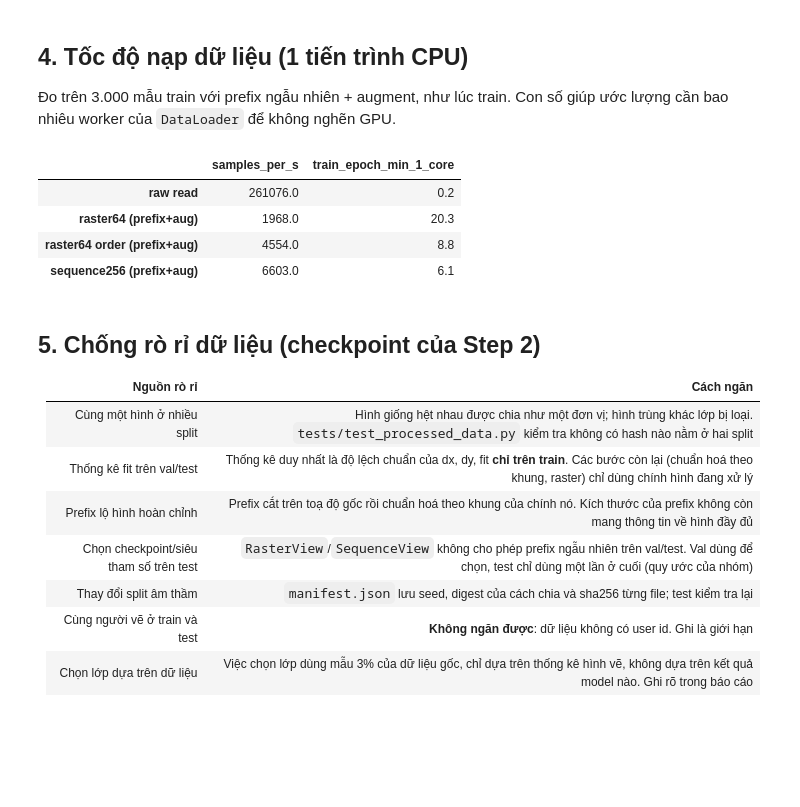
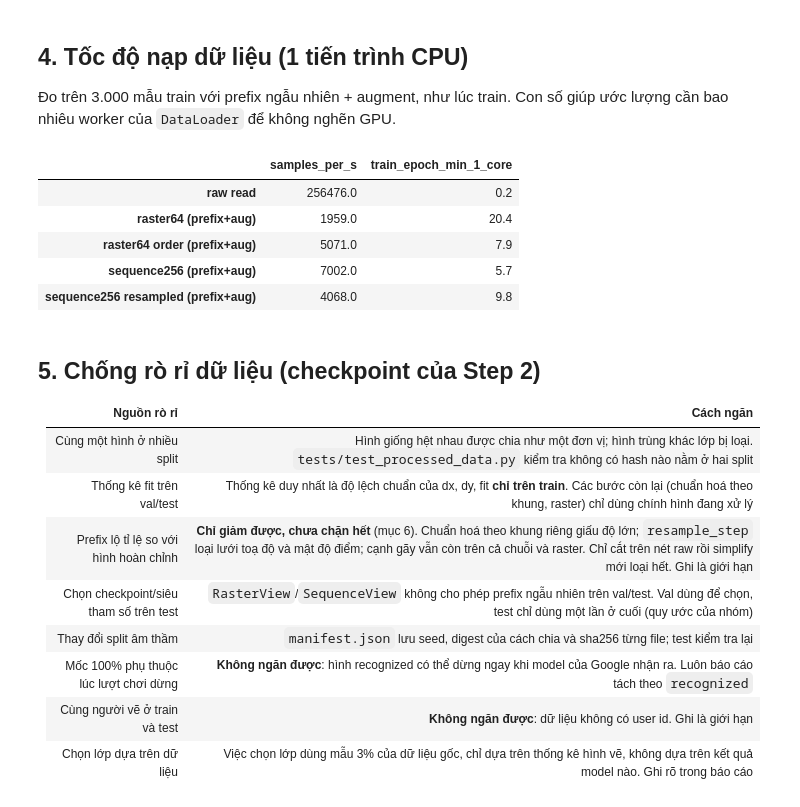
Before and after one commit to Trung4n/AI-dictionary, a Jupyter notebook: notebooks/02_preprocessing.ipynb, the cells around one changed output. Cells and saved outputs as stored; diff of their text form; code cells hidden in the pictures; blank space fills up the shorter version.

```diff
--- a/notebooks/02_preprocessing.ipynb
+++ b/notebooks/02_preprocessing.ipynb
@@ -241,27 +245,30 @@ lượng cần bao nhiêu worker của `DataLoader` để không nghẽn GPU.
 # %%
 bench = {}
 n_bench = 3000
 idx = np.random.default_rng(0).choice(len(ds["train"]), n_bench, replace=False)
 for name, view in {
     "raw read": ds["train"],
     "raster64 (prefix+aug)": RasterView(ds["train"], frac="random", augment=AugmentConfig()),
     "raster64 order (prefix+aug)": RasterView(ds["train"], frac="random", augment=AugmentConfig(), order_encoding=True),
     "sequence256 (prefix+aug)": SequenceView(ds["train"], frac="random", augment=AugmentConfig()),
+    "sequence256 resampled (prefix+aug)": SequenceView(ds["train"], frac="random", augment=AugmentConfig(),
+                                                       resample_step=RESAMPLE_STEP),
 }.items():
     t = time.perf_counter()
     for j in idx:
         view[int(j)]
     rate = n_bench / (time.perf_counter() - t)
     bench[name] = {"samples_per_s": round(rate), "train_epoch_min_1_core": round(len(ds["train"]) / rate / 60, 1)}
 bench = pd.DataFrame(bench).T
 bench.to_csv(REPORT_DIR / "loader_throughput.csv")
 bench
 # %% [output]
 |  | samples_per_s | train_epoch_min_1_core |
-| raw read | 261076.0 | 0.2 |
-| raster64 (prefix+aug) | 1968.0 | 20.3 |
-| raster64 order (prefix+aug) | 4554.0 | 8.8 |
-| sequence256 (prefix+aug) | 6603.0 | 6.1 |
+| raw read | 256476.0 | 0.2 |
+| raster64 (prefix+aug) | 1959.0 | 20.4 |
+| raster64 order (prefix+aug) | 5071.0 | 7.9 |
+| sequence256 (prefix+aug) | 7002.0 | 5.7 |
+| sequence256 resampled (prefix+aug) | 4068.0 | 9.8 |
 # %% [markdown]
 ## 5. Chống rò rỉ dữ liệu (checkpoint của Step 2)
 
@@ -269,8 +276,9 @@ bench
 |---|---|
 | Cùng một hình ở nhiều split | Hình giống hệt nhau được chia như một đơn vị; hình trùng khác lớp bị loại. `tests/test_processed_data.py` kiểm tra không có hash nào nằm ở hai split |
 | Thống kê fit trên val/test | Thống kê duy nhất là độ lệch chuẩn của dx, dy, fit **chỉ trên train**. Các bước còn lại (chuẩn hoá theo khung, raster) chỉ dùng chính hình đang xử lý |
-| Prefix lộ hình hoàn chỉnh | Prefix cắt trên toạ độ gốc rồi chuẩn hoá theo khung của chính nó. Kích thước của prefix không còn mang thông tin về hình đầy đủ |
+| Prefix lộ tỉ lệ so với hình hoàn chỉnh | **Chỉ giảm được, chưa chặn hết** (mục 6). Chuẩn hoá theo khung riêng giấu độ lớn; `resample_step` loại lưới toạ độ và mật độ điểm; cạnh gãy vẫn còn trên cả chuỗi và raster. Chỉ cắt trên nét raw rồi simplify mới loại hết. Ghi là giới hạn |
 | Chọn checkpoint/siêu tham số trên test | `RasterView`/`SequenceView` không cho phép prefix ngẫu nhiên trên val/test. Val dùng để chọn, test chỉ dùng một lần ở cuối (quy ước của nhóm) |
 | Thay đổi split âm thầm | `manifest.json` lưu seed, digest của cách chia và sha256 từng file; test kiểm tra lại |
+| Mốc 100% phụ thuộc lúc lượt chơi dừng | **Không ngăn được**: hình recognized có thể dừng ngay khi model của Google nhận ra. Luôn báo cáo tách theo `recognized` |
 | Cùng người vẽ ở train và test | **Không ngăn được**: dữ liệu không có user id. Ghi là giới hạn |
 | Chọn lớp dựa trên dữ liệu | Việc chọn lớp dùng mẫu 3% của dữ liệu gốc, chỉ dựa trên thống kê hình vẽ, không dựa trên kết quả model nào. Ghi rõ trong báo cáo |
```
Also changed, not shown: parts of 7 cells of this notebook, 19 other files.
